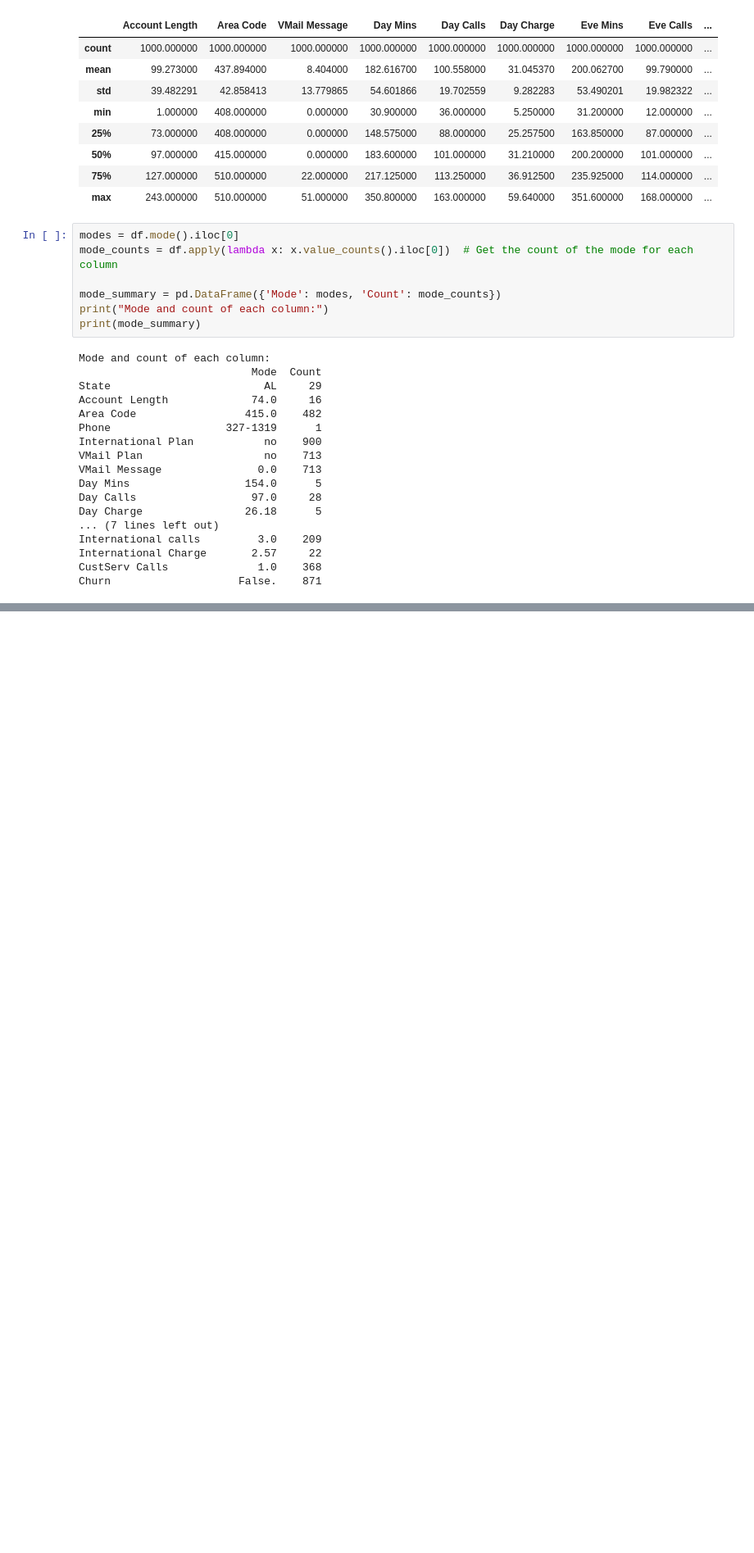
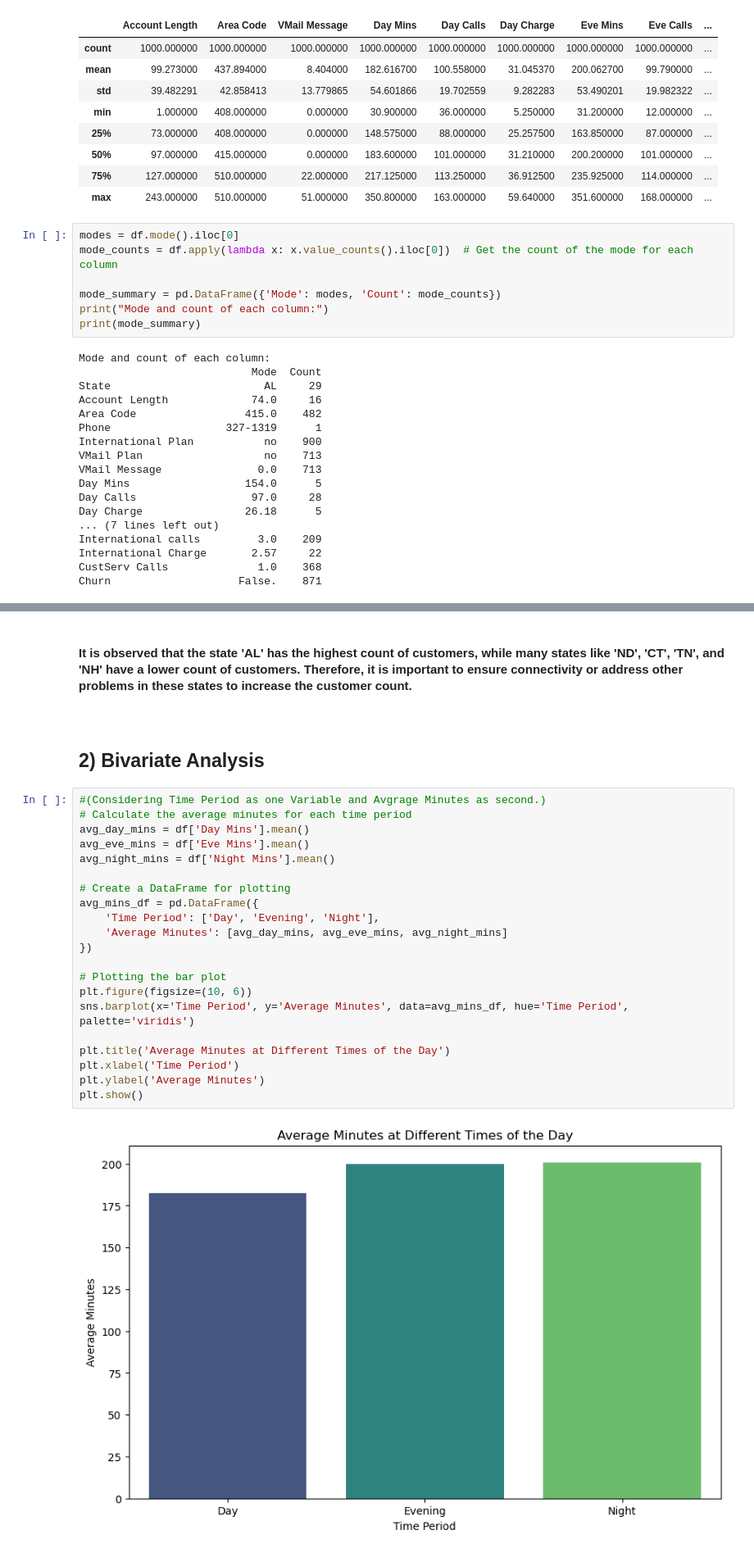
Before and after one commit to SweetyDhas/Live-Project, a Jupyter notebook: No Churn Telecom Project/No_Churn_Telecom.ipynb, the cells around one changed output, grey strips where cells are left out. Shown at 82% size. Drawn from its saved outputs; the diff is of its cells as text; blank space fills up the shorter version.

```diff
--- a/No Churn Telecom Project/No_Churn_Telecom.ipynb
+++ b/No Churn Telecom Project/No_Churn_Telecom.ipynb
@@ -255,0 +294,28 @@ Churn                    False.    871
+# %% [markdown]
+#### It is observed that the state 'AL' has the highest count of customers, while many states like 'ND', 'CT', 'TN', and 'NH' have a lower count of customers. Therefore, it is important to ensure connectivity or address other problems in these states to increase the customer count.
+####
+# %% [markdown]
+## 2) Bivariate Analysis
+# %%
+#(Considering Time Period as one Variable and Avgrage Minutes as second.)
+# Calculate the average minutes for each time period
+avg_day_mins = df['Day Mins'].mean()
+avg_eve_mins = df['Eve Mins'].mean()
+avg_night_mins = df['Night Mins'].mean()
+
+# Create a DataFrame for plotting
+avg_mins_df = pd.DataFrame({
+    'Time Period': ['Day', 'Evening', 'Night'],
+    'Average Minutes': [avg_day_mins, avg_eve_mins, avg_night_mins]
+})
+
+# Plotting the bar plot
+plt.figure(figsize=(10, 6))
+sns.barplot(x='Time Period', y='Average Minutes', data=avg_mins_df, hue='Time Period', palette='viridis')
+
+plt.title('Average Minutes at Different Times of the Day')
+plt.xlabel('Time Period')
+plt.ylabel('Average Minutes')
+plt.show()
+# %% [output]
+[figure, added]
```
Also changed, not shown: parts of 23 cells of this notebook.
